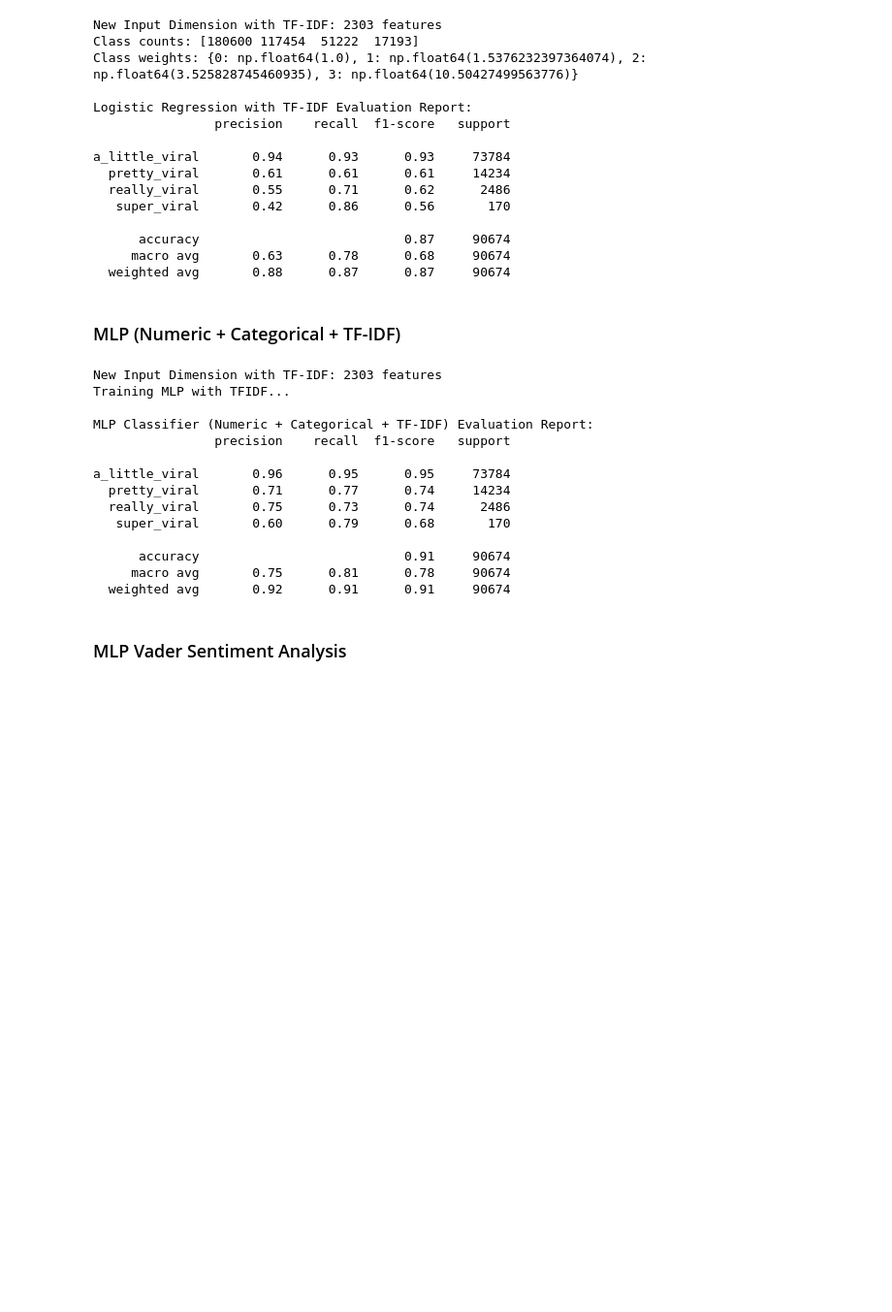
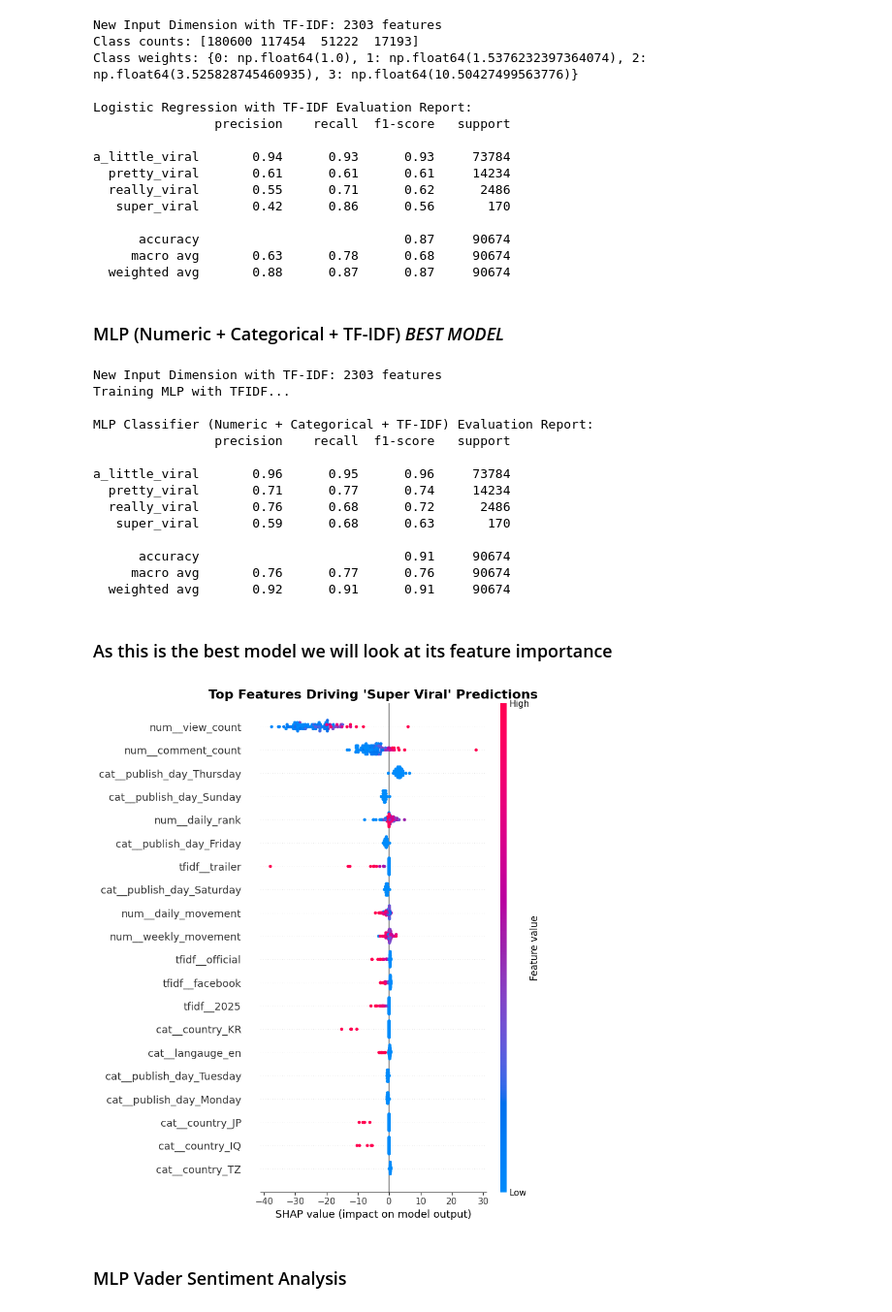
Before and after one commit to Mcray3000/DeeplearningFinalUwU, a Jupyter notebook: models.ipynb, the cells around one changed output. Shown at 97% size. Cells and saved outputs as stored; diff of their text form; code cells hidden in the pictures; blank space fills up the shorter version.

Commit message:
feat: Add shap feature importance to best model

```diff
--- a/models.ipynb
+++ b/models.ipynb
@@ -728,7 +728,7 @@ a_little_viral       0.94      0.93      0.93     73784
      macro avg       0.63      0.78      0.68     90674
   weighted avg       0.88      0.87      0.87     90674
 # %% [markdown]
-### MLP (Numeric + Categorical + TF-IDF)
+### MLP (Numeric + Categorical + TF-IDF) *BEST MODEL*
 # %%
 numeric_features = ["daily_rank", "daily_movement", "weekly_movement", "view_count", "comment_count"]
 categorical_features = ["country", "langauge", "publish_day"]
@@ -743,9 +743,11 @@ preprocessor = ColumnTransformer(
         ('tfidf', TfidfVectorizer(max_features=2000, sublinear_tf=True), "text")
     ])
 
+
 X_train_processed = preprocessor.fit_transform(X_train_pd)
 X_test_processed = preprocessor.transform(X_test_pd)
 
+feature_names = preprocessor.get_feature_names_out()
 input_dim = X_train_processed.shape[1]
 print(f"New Input Dimension with TF-IDF: {input_dim} features")
 
@@ -807,14 +809,50 @@ Training MLP with TFIDF...
 MLP Classifier (Numeric + Categorical + TF-IDF) Evaluation Report:
                 precision    recall  f1-score   support
 
-a_little_viral       0.96      0.95      0.95     73784
+a_little_viral       0.96      0.95      0.96     73784
   pretty_viral       0.71      0.77      0.74     14234
-  really_viral       0.75      0.73      0.74      2486
-   super_viral       0.60      0.79      0.68       170
+  really_viral       0.76      0.68      0.72      2486
+   super_viral       0.59      0.68      0.63       170
 
       accuracy                           0.91     90674
-     macro avg       0.75      0.81      0.78     90674
+     macro avg       0.76      0.77      0.76     90674
   weighted avg       0.92      0.91      0.91     90674
+# %% [markdown]
+### As this is the best model we will look at its feature importance
+# %%
+import shap
+
+# using a small sample for speed
+background_tensor = X_train_tensor[:500]
+
+explainer = shap.DeepExplainer(model, background_tensor)
+
+test_sample = X_test_tensor[:100]
+shap_values = explainer.shap_values(test_sample)
+
+import matplotlib.pyplot as plt
+
+sv_super_viral = shap_values[:, :, 3]
+
+if hasattr(sv_super_viral, 'cpu'):
+    sv_super_viral = sv_super_viral.cpu().numpy()
+elif hasattr(sv_super_viral, 'numpy'):
+    sv_super_viral = sv_super_viral.numpy()
+
+plt.figure(figsize=(10, 6))
+plt.title("Top Features Driving 'Super Viral' Predictions", fontsize=16, fontweight='bold')
+
+shap.summary_plot(
+    sv_super_viral,
+    test_sample.cpu().numpy(),
+    feature_names=feature_names,
+    show=False
+)
+
+plt.tight_layout()
+plt.show()
+# %% [output]
+[figure, added]
 # %% [markdown]
 ### MLP Vader Sentiment Analysis
 # %%
```
Also changed, not shown: 2 other files.
